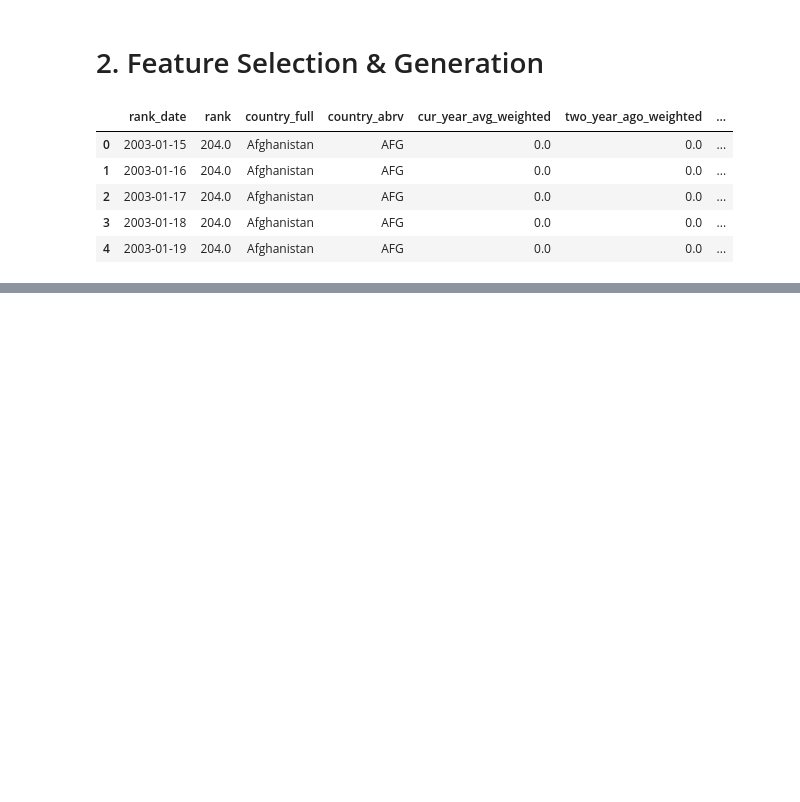
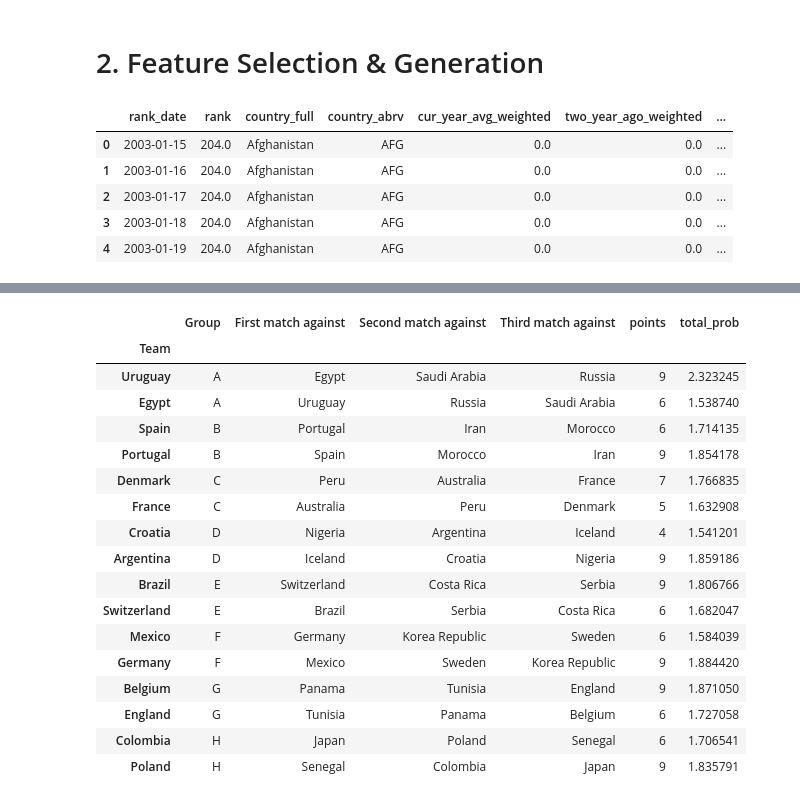
Before and after one commit to eozhisarcikli/football-world-cup-winner-prediction, a Jupyter notebook: Feature Selection & Modelling & Visualization.ipynb, the cells around one changed output, grey strips where cells are left out. Cells and saved outputs as stored; diff of their text form; code cells hidden in the pictures; blank space fills up the shorter version.

```diff
--- a/Feature Selection & Modelling & Visualization.ipynb
+++ b/Feature Selection & Modelling & Visualization.ipynb
@@ -134,0 +309,30 @@ matches.head()
+# %%
+# Hardcode the mappings
+pairing = [0,3,4,7,8,11,12,15,1,2,5,6,9,10,13,14]
+
+world_cup = world_cup.sort_values(by=['Group', 'points', 'total_prob'], ascending=False).reset_index()
+next_round_wc = world_cup.groupby('Group').nth([0, 1]) # select the top 2
+next_round_wc = next_round_wc.reset_index()
+next_round_wc = next_round_wc.loc[pairing]
+next_round_wc = next_round_wc.set_index('Team')
+
+next_round_wc.sort_values(by='Group')
+# %% [output]
+|  | Group | First match against | Second match against | Third match against | points | total_prob |
+| Team |  |  |  |  |  |  |
+| Uruguay | A | Egypt | Saudi Arabia | Russia | 9 | 2.323245 |
+| Egypt | A | Uruguay | Russia | Saudi Arabia | 6 | 1.538740 |
+| Spain | B | Portugal | Iran | Morocco | 6 | 1.714135 |
+| Portugal | B | Spain | Morocco | Iran | 9 | 1.854178 |
+| Denmark | C | Peru | Australia | France | 7 | 1.766835 |
+| France | C | Australia | Peru | Denmark | 5 | 1.632908 |
+| Croatia | D | Nigeria | Argentina | Iceland | 4 | 1.541201 |
+| Argentina | D | Iceland | Croatia | Nigeria | 9 | 1.859186 |
+| Brazil | E | Switzerland | Costa Rica | Serbia | 9 | 1.806766 |
+| Switzerland | E | Brazil | Serbia | Costa Rica | 6 | 1.682047 |
+| Mexico | F | Germany | Korea Republic | Sweden | 6 | 1.584039 |
+| Germany | F | Mexico | Sweden | Korea Republic | 9 | 1.884420 |
+| Belgium | G | Panama | Tunisia | England | 9 | 1.871050 |
+| England | G | Tunisia | Panama | Belgium | 6 | 1.727058 |
+| Colombia | H | Japan | Poland | Senegal | 6 | 1.706541 |
+| Poland | H | Senegal | Colombia | Japan | 9 | 1.835791 |
```
Also changed, not shown: parts of 13 cells of this notebook.
